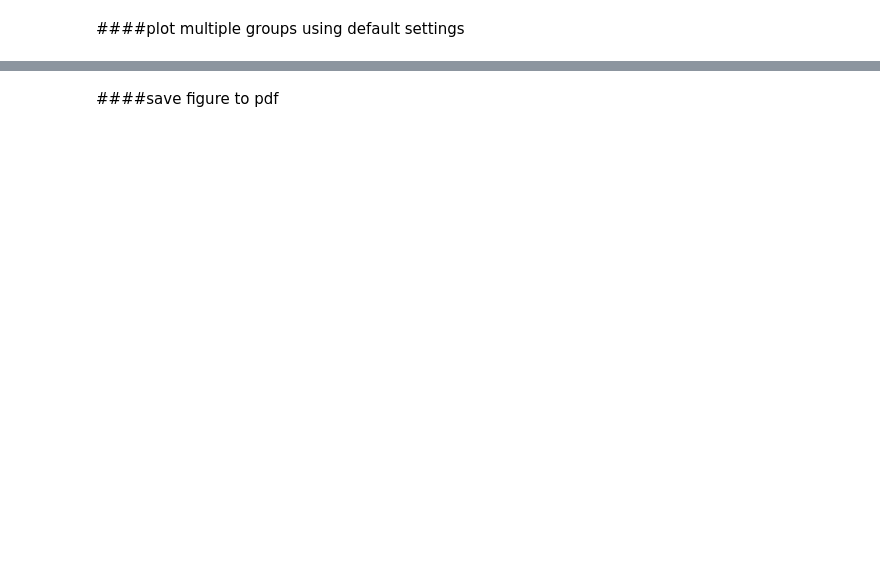
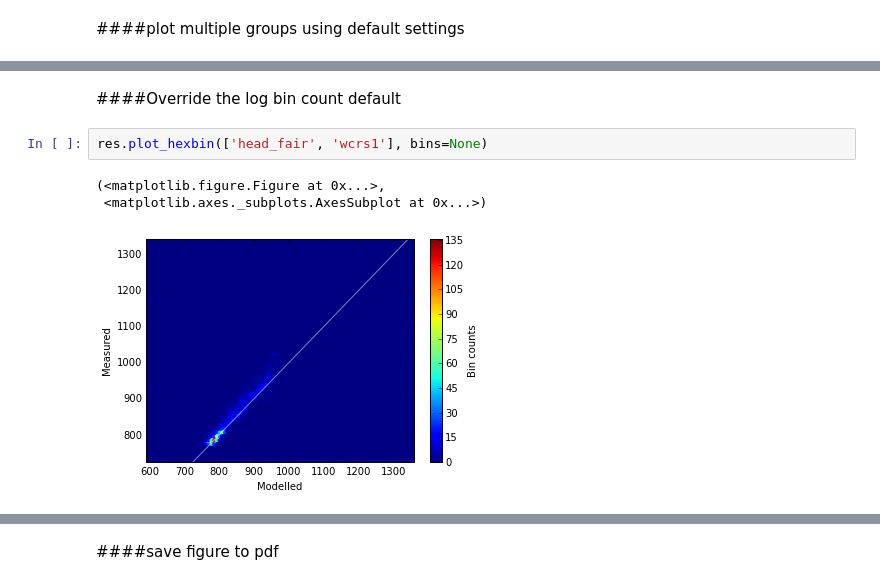
Before and after one commit to PESTools/pestools, a Jupyter notebook: examples/One2onePlot.ipynb, the cells around one changed output, grey strips where cells are left out. Cells and saved outputs as stored; diff of their text form; blank space fills up the shorter version.

```diff
--- a/examples/One2onePlot.ipynb
+++ b/examples/One2onePlot.ipynb
@@ -70,0 +84,8 @@ fig, ax = res.plot_hexbin(['head_fair', 'wcrs1'])
+# %% [markdown]
+####Override the log bin count default
+# %%
+res.plot_hexbin(['head_fair', 'wcrs1'], bins=None)
+# %% [output]
+(<matplotlib.figure.Figure at 0x...>,
+ <matplotlib.axes._subplots.AxesSubplot at 0x...>)
+[figure, added]
```
Also changed, not shown: parts of 16 cells of this notebook, 2 other files.
